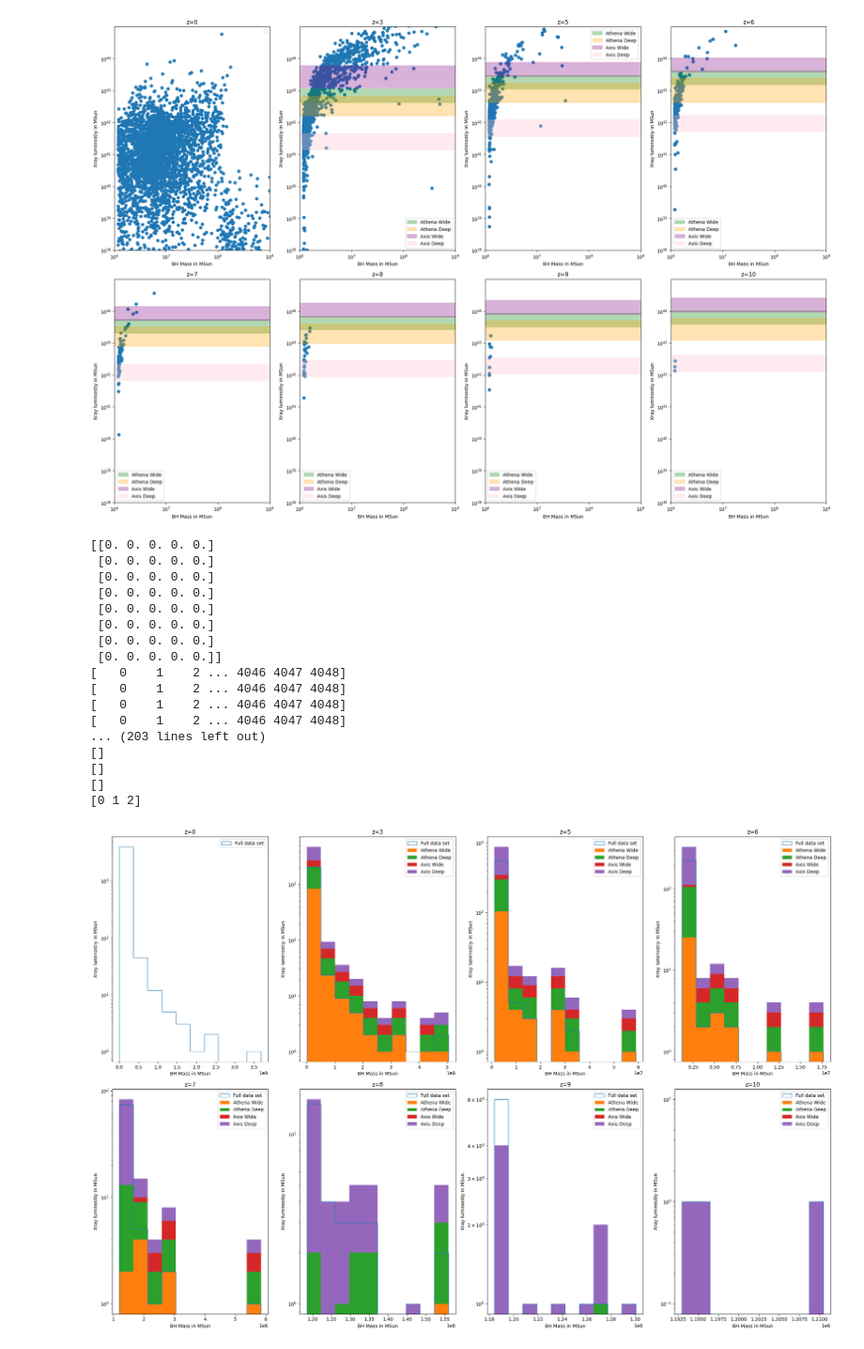
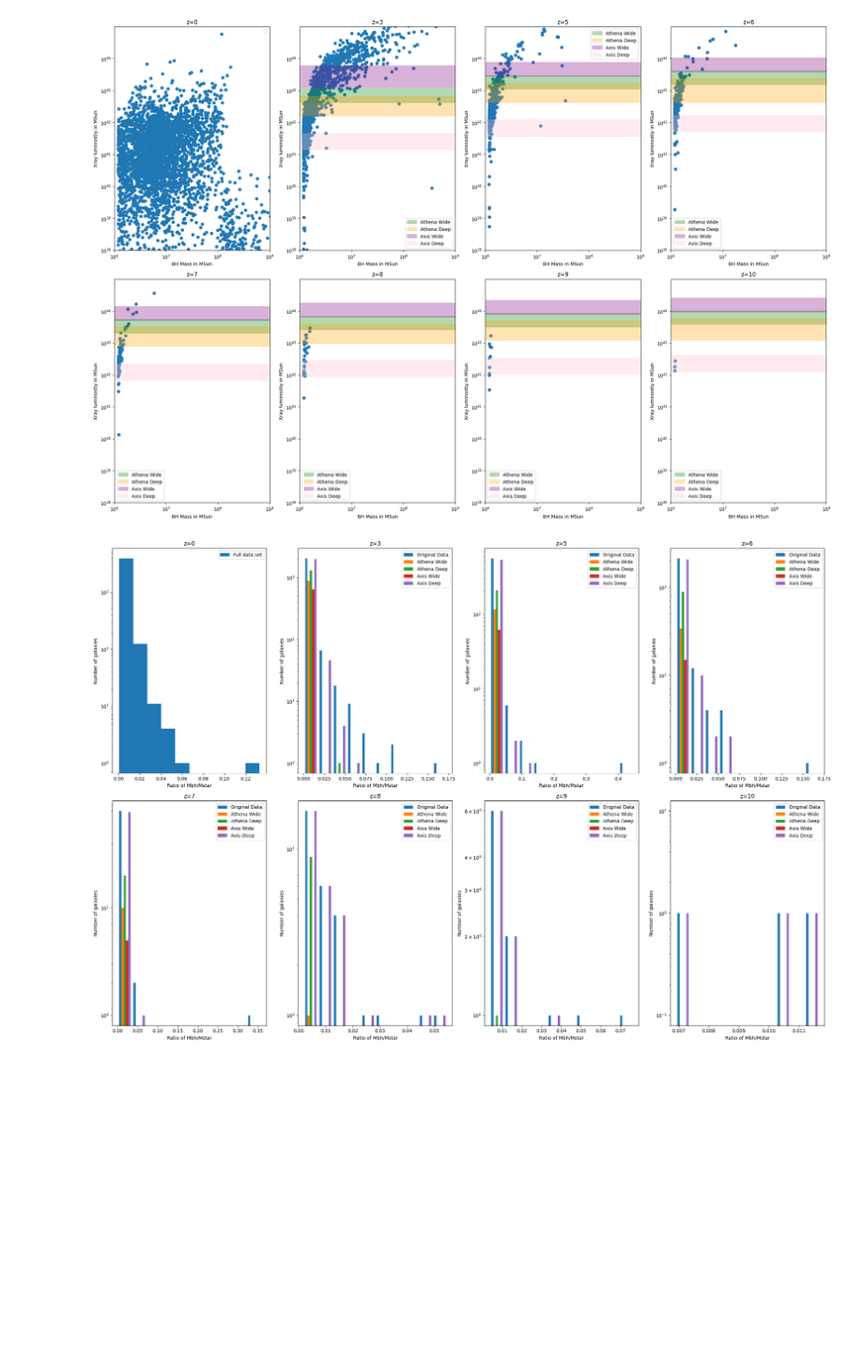
Before and after one commit to clilje/summer_2023, a Jupyter notebook: Week 1/tng50-plots.ipynb, the cells around one changed output. Shown: that part at 94% size. Cells and saved outputs as stored; diff of their text form; code cells hidden in the pictures; blank space fills up the shorter version.

```diff
--- a/Week 1/tng50-plots.ipynb
+++ b/Week 1/tng50-plots.ipynb
@@ -335,8 +335,6 @@ cols = 4
 rows = 2
 i = 0
 j = 0
-data_out = np.zeros((len(snapshot_num),5))
-print(data_out)
 fig, axes = plt.subplots(rows, cols, figsize=(22, 15))
 while x < len(snapshot_num):
     filename.append("../../Simulation Data/"+str(sim_list[0])+"/catalog_Habouzit_"+str(sim_list[0])+"_out_"+str(snapshot_num[x])+"_epsr01_correctlum_units_central.txt")
@@ -345,7 +343,7 @@ while x < len(snapshot_num):
                        names=['redshift','stellar mass','central','radius','SFR','positionX', 'positionY', 'positionZ','noBH','massBH','BHdot','bolLum','XrayLum','sfr2','pos2'])
     df['XrayLum'] = 10**(df['XrayLum'])
     #lum = df['XrayLum'].to_numpy()
-    stellar_mass = df['massBH'].to_numpy()
+    stellar_mass = df['massBH'].to_numpy()/df['stellar mass'].to_numpy()
     sfr = df['XrayLum'].to_numpy()
 
 
@@ -357,64 +355,38 @@ while x < len(snapshot_num):
 
     if np.size(np.where(zero_rows)[0]) != 0:
 
         first_invalid = np.where(zero_rows)[0][0]
         sfr = np.delete(sfr, np.where(zero_rows)[0])
         stellar_mass = np.delete(stellar_mass, np.where(zero_rows)[0])
         #lum = np.delete(lum, np.where(zero_rows)[0])
 
-    print(np.where(sfr>athena_wide_lower[x])[0])
-    print(np.where(sfr>athena_deep_lower[x])[0])
-    print(np.where(sfr>axis_wide_lower[x])[0])
-    print(np.where(sfr>axis_deep_lower[x])[0])
-
     if x >0:
-        axes[i][j].hist([stellar_mass[np.where(sfr>athena_wide_lower[x])[0]],
+        axes[i][j].hist([stellar_mass,stellar_mass[np.where(sfr>athena_wide_lower[x])[0]],
                          stellar_mass[np.where(sfr>athena_deep_lower[x])[0]],
                          stellar_mass[np.where(sfr>axis_wide_lower[x])[0]],
                          stellar_mass[np.where(sfr>axis_deep_lower[x])[0]]],
-                         bins=10, log=True, label=['Athena Wide','Athena Deep','Axis Wide','Axis Deep'], stacked=True)
+                         bins=10, log=True, label=['Original Data','Athena Wide','Athena Deep','Axis Wide','Axis Deep'])
+    else:
+        axes[i][j].hist(stellar_mass,bins=10, log=True,label="Full data set")
 
-
-        #axes[i][j].hist(stellar_mass[np.where(sfr>athena_wide_lower[x])[0]], bins=10, log=True, label='Athena Wide', histtype='step', stacked=True, fill=False)
-        #axes[i][j].hist(stellar_mass[np.where(sfr>athena_deep_lower[x])[0]], bins=10, log=True, label='Athena Deep', histtype='step', stacked=True, fill=False)
-        #axes[i][j].hist(stellar_mass[np.where(sfr>axis_wide_lower[x])[0]], bins=10, log=True, label='Axis Wide', histtype='step', stacked=True, fill=False)
-        #axes[i][j].hist(stellar_mass[np.where(sfr>axis_deep_lower[x])[0]], bins=10, log=True, label='Axis Deep', histtype='step', stacked=True, fill=False)
-
-    axes[i][j].set_xlabel(r'BH Mass in MSun')
+    axes[i][j].set_xlabel(r'Ratio of Mbh/Mstar')
     #axes[i][j].set_xlim([10**6, 10**9])
     #axes[i][j].set_ylim([1e+38, 1e+45])
-    axes[i][j].set_ylabel(r'Xray luminostiy in MSun')
+    axes[i][j].set_ylabel(r'Number of galaxies')
     #axes[i][j].set_xscale('symlog')
     #axes[i][j].set_yscale('symlog')
     axes[i][j].set_title(str(snapshot_name[x]))
     axes[i][j].legend()
 
 
     x += 1
     j += 1
     if x == 4:
         i +=1
         j = j-4
 fig.tight_layout()
 #fig.subplots_adjust(right=0.75)
-plt.savefig('Figures/histogram_vs_bhMass_tng50')
+plt.savefig('Figures/histogram_vs_mbh-mstar_tng50')
 plt.show()
 # %% [output]
-[[0. 0. 0. 0. 0.]
- [0. 0. 0. 0. 0.]
- [0. 0. 0. 0. 0.]
- [0. 0. 0. 0. 0.]
- [0. 0. 0. 0. 0.]
- [0. 0. 0. 0. 0.]
- [0. 0. 0. 0. 0.]
- [0. 0. 0. 0. 0.]]
-[   0    1    2 ... 4046 4047 4048]
-[   0    1    2 ... 4046 4047 4048]
-[   0    1    2 ... 4046 4047 4048]
-[   0    1    2 ... 4046 4047 4048]
-... (203 lines left out)
-[]
-[]
-[]
-[0 1 2]
-[figure, old version]
+[figure, new version]
```
Also changed, not shown: 8 other files.
